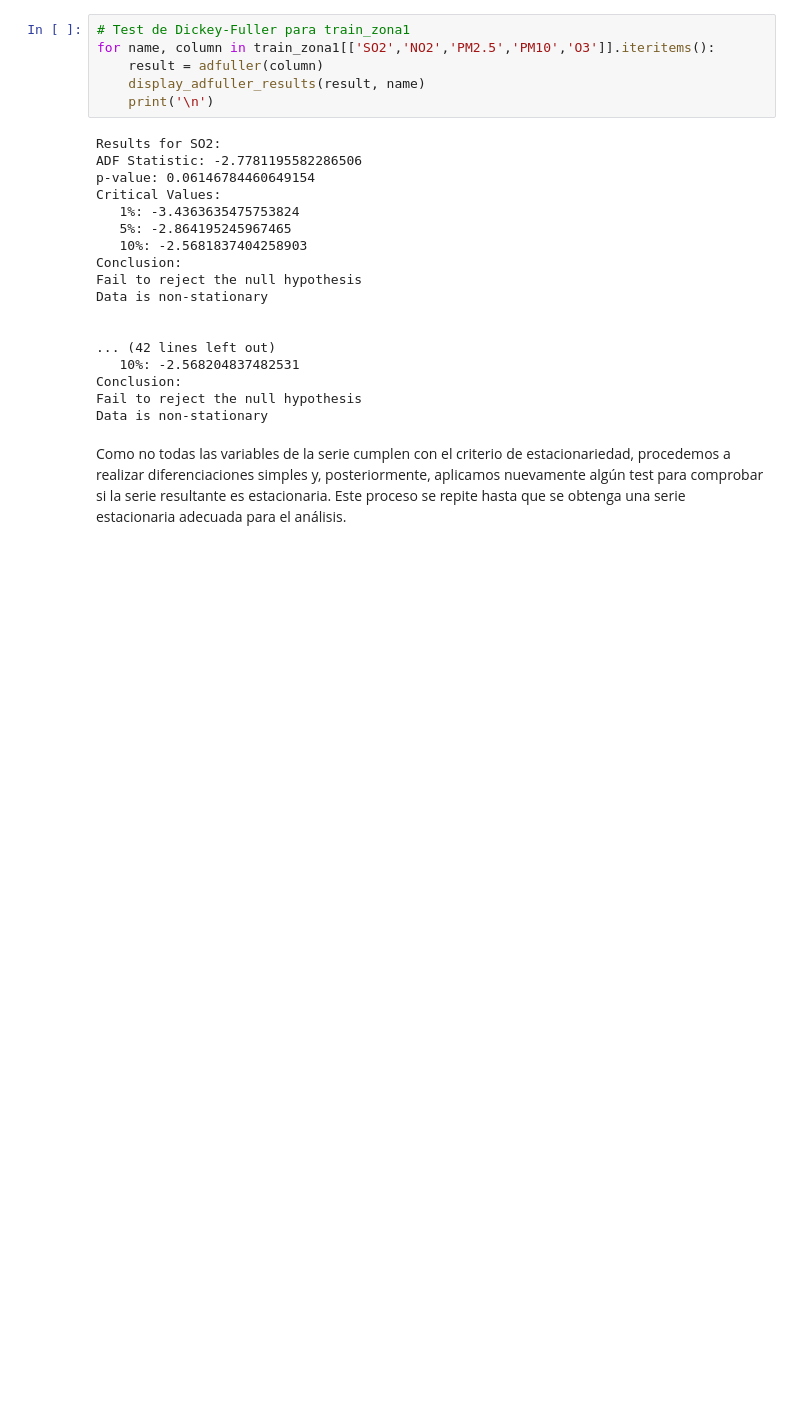
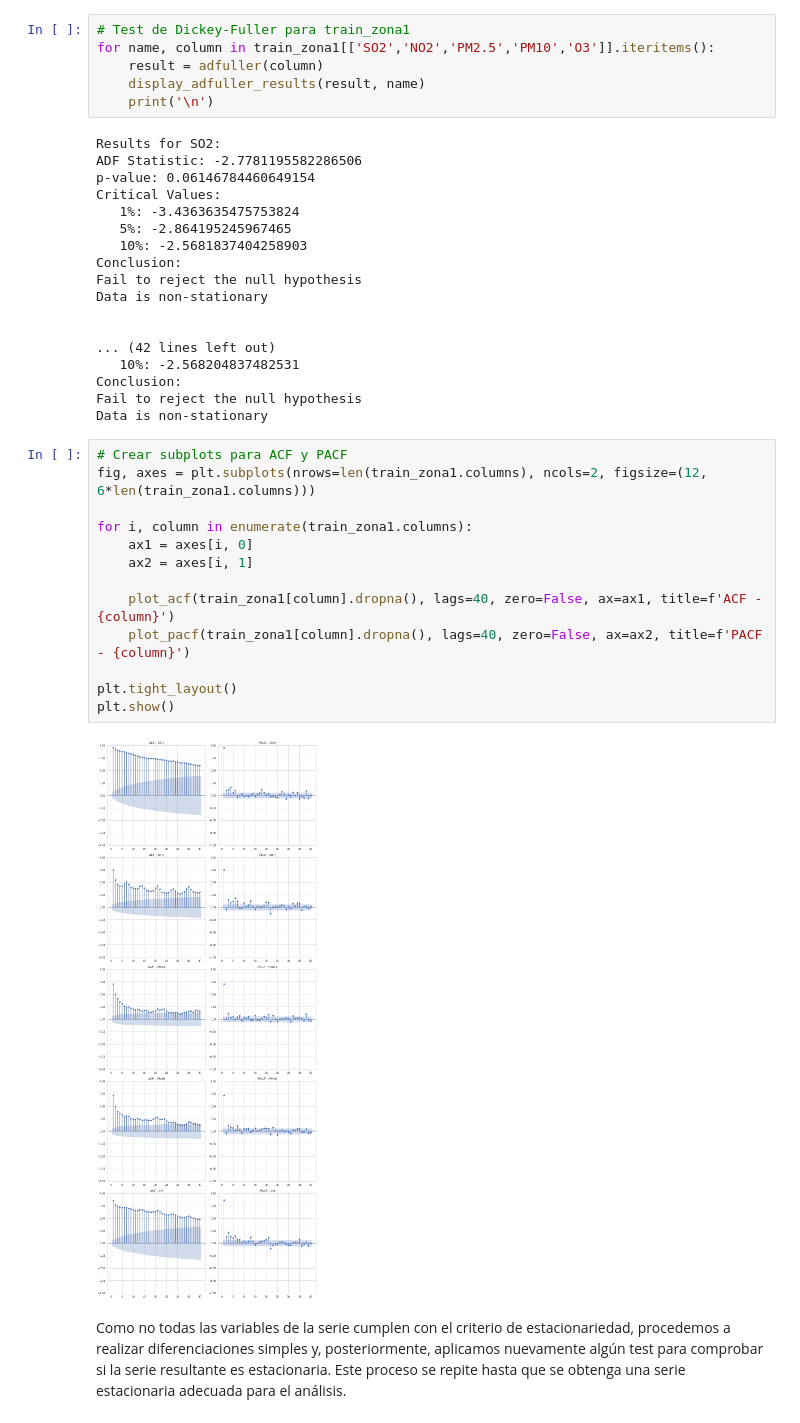
Before and after one commit to sofiamacein/TFG-Calidad-Aire-Madrid, a Jupyter notebook: TFG. CALIDAD AIRE MADRID_EDA.ipynb, the cells around one changed output. Saved outputs shown, nothing was run; the diff lists cells and outputs as text; blank space fills up the shorter version.

```diff
--- a/TFG. CALIDAD AIRE MADRID_EDA.ipynb
+++ b/TFG. CALIDAD AIRE MADRID_EDA.ipynb
@@ -994,6 +987,21 @@ Data is non-stationary
 Conclusion:
 Fail to reject the null hypothesis
 Data is non-stationary
+# %%
+# Crear subplots para ACF y PACF
+fig, axes = plt.subplots(nrows=len(train_zona1.columns), ncols=2, figsize=(12, 6*len(train_zona1.columns)))
+
+for i, column in enumerate(train_zona1.columns):
+    ax1 = axes[i, 0]
+    ax2 = axes[i, 1]
+
+    plot_acf(train_zona1[column].dropna(), lags=40, zero=False, ax=ax1, title=f'ACF - {column}')
+    plot_pacf(train_zona1[column].dropna(), lags=40, zero=False, ax=ax2, title=f'PACF - {column}')
+
+plt.tight_layout()
+plt.show()
+# %% [output]
+[figure, added]
 # %% [markdown]
 Como no todas las variables de la serie cumplen con el criterio de estacionariedad, procedemos a realizar diferenciaciones simples y, posteriormente, aplicamos nuevamente algún test para comprobar si la serie resultante es estacionaria. Este proceso se repite hasta que se obtenga una serie estacionaria adecuada para el análisis.
 # %%
```
Also changed, not shown: parts of 62 cells of this notebook.
